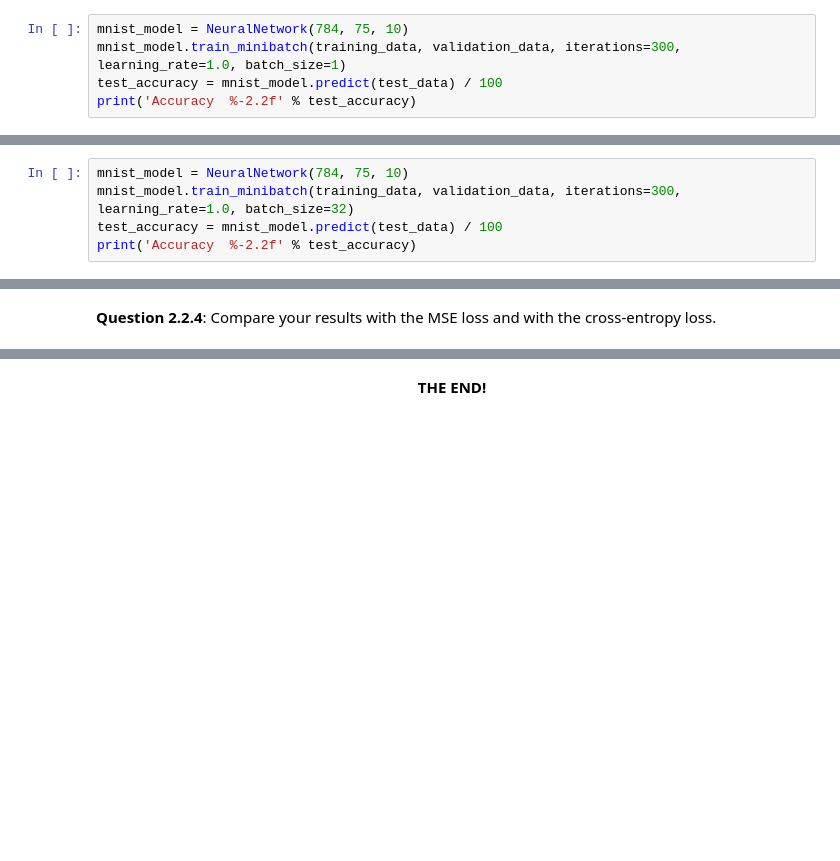
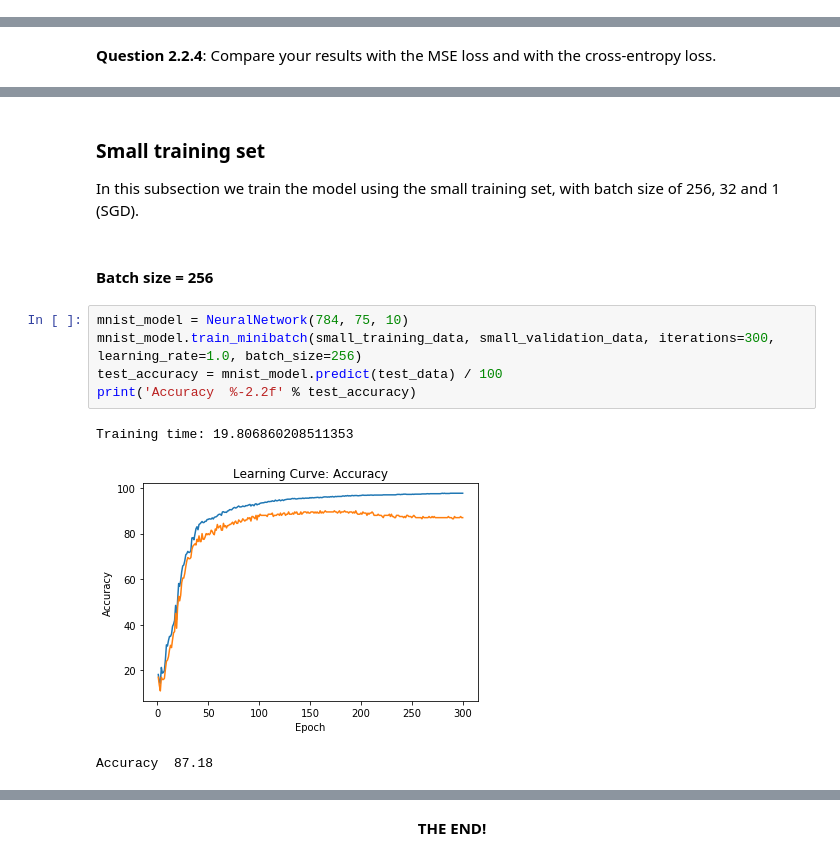
Before and after one commit to paolo-moriello/DeepLearning, a Jupyter notebook: ArtificialNeuralNetworksForHandwrittenDigitRecognition.ipynb, the cells around one changed output, grey strips where cells are left out. Cells and saved outputs as stored; diff of their text form; blank space fills up the shorter version.

```diff
--- a/ArtificialNeuralNetworksForHandwrittenDigitRecognition.ipynb
+++ b/ArtificialNeuralNetworksForHandwrittenDigitRecognition.ipynb
@@ -621,5 +597,0 @@ class NeuralNetwork(NeuralNetwork):
-# %%
-mnist_model = NeuralNetwork(784, 75, 10)
-mnist_model.train_minibatch(training_data, validation_data, iterations=300, learning_rate=1.0, batch_size=1)
-test_accuracy = mnist_model.predict(test_data) / 100
-print('Accuracy  %-2.2f' % test_accuracy)
@@ -632,5 +597,0 @@ Accuracy  56.93
-# %%
-mnist_model = NeuralNetwork(784, 75, 10)
-mnist_model.train_minibatch(training_data, validation_data, iterations=300, learning_rate=1.0, batch_size=32)
-test_accuracy = mnist_model.predict(test_data) / 100
-print('Accuracy  %-2.2f' % test_accuracy)
@@ -723,0 +748,15 @@ One interesting thing to notice is that the new model reached a good accurancy v
+# %% [markdown]
+### Small training set
+
+In this subsection we train the model using the small training set, with batch size of 256, 32 and 1 (SGD).
+# %% [markdown]
+#### Batch size = 256
+# %%
+mnist_model = NeuralNetwork(784, 75, 10)
+mnist_model.train_minibatch(small_training_data, small_validation_data, iterations=300, learning_rate=1.0, batch_size=256)
+test_accuracy = mnist_model.predict(test_data) / 100
+print('Accuracy  %-2.2f' % test_accuracy)
+# %% [output]
+Training time: 19.806860208511353
+[figure, added]
+Accuracy  87.18
```
Also changed, not shown: parts of 38 cells of this notebook.
